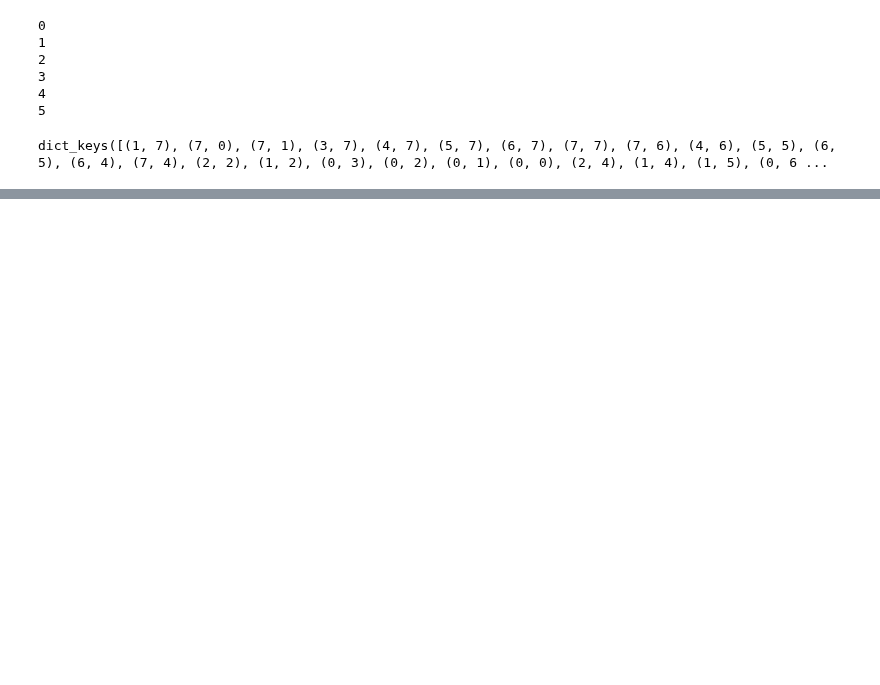
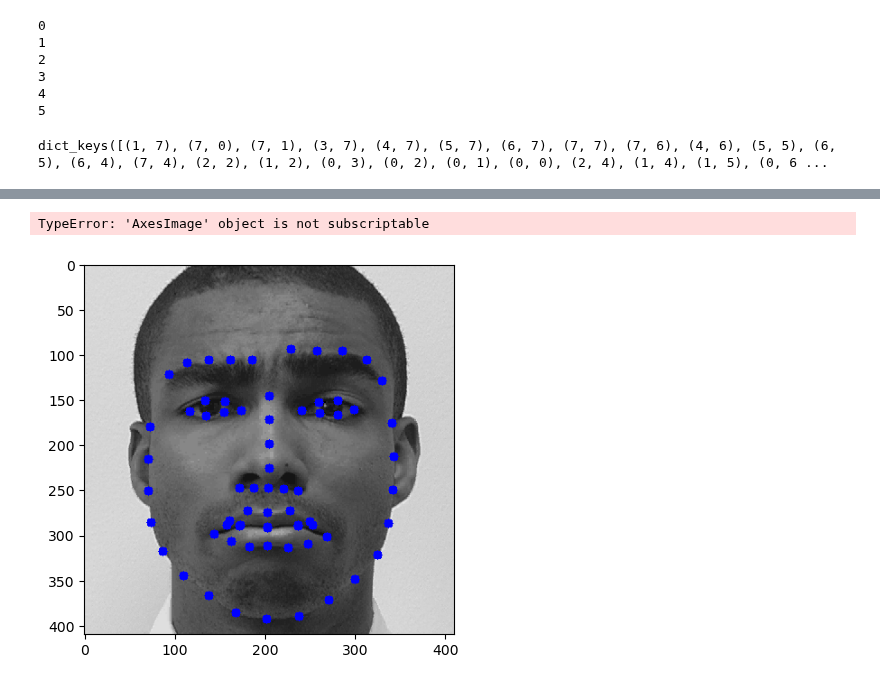
Before and after one commit to aliciaamaliaalvarezmon/SynthesisEmotions, a Jupyter notebook: Notebook/SynthesisEmotionAlgo.ipynb, the cells around one changed output, grey strips where cells are left out. Drawn from its saved outputs; the diff is of its cells as text; code cells hidden in the pictures; blank space fills up the shorter version.

```diff
--- a/Notebook/SynthesisEmotionAlgo.ipynb
+++ b/Notebook/SynthesisEmotionAlgo.ipynb
@@ -39,0 +129,8 @@ dict_keys([(1, 7), (7, 0), (7, 1), (3, 7), (4, 7), (5, 7), (6, 7), (7, 7), (7, 6
+# %%
+image4 = cv2.imread('../LANDMARKED_IMG.png' )
+image5 = image4[60:470, 120:530]#410, 410
+cv2.imwrite('../LANDMARKED_IMG_CROPPED.png', image5)
+plt.imshow(image5)[40:450, 170:580]
+# %% [output]
+TypeError: 'AxesImage' object is not subscriptable
+[figure, added]
```
Also changed, not shown: parts of 9 cells of this notebook.
